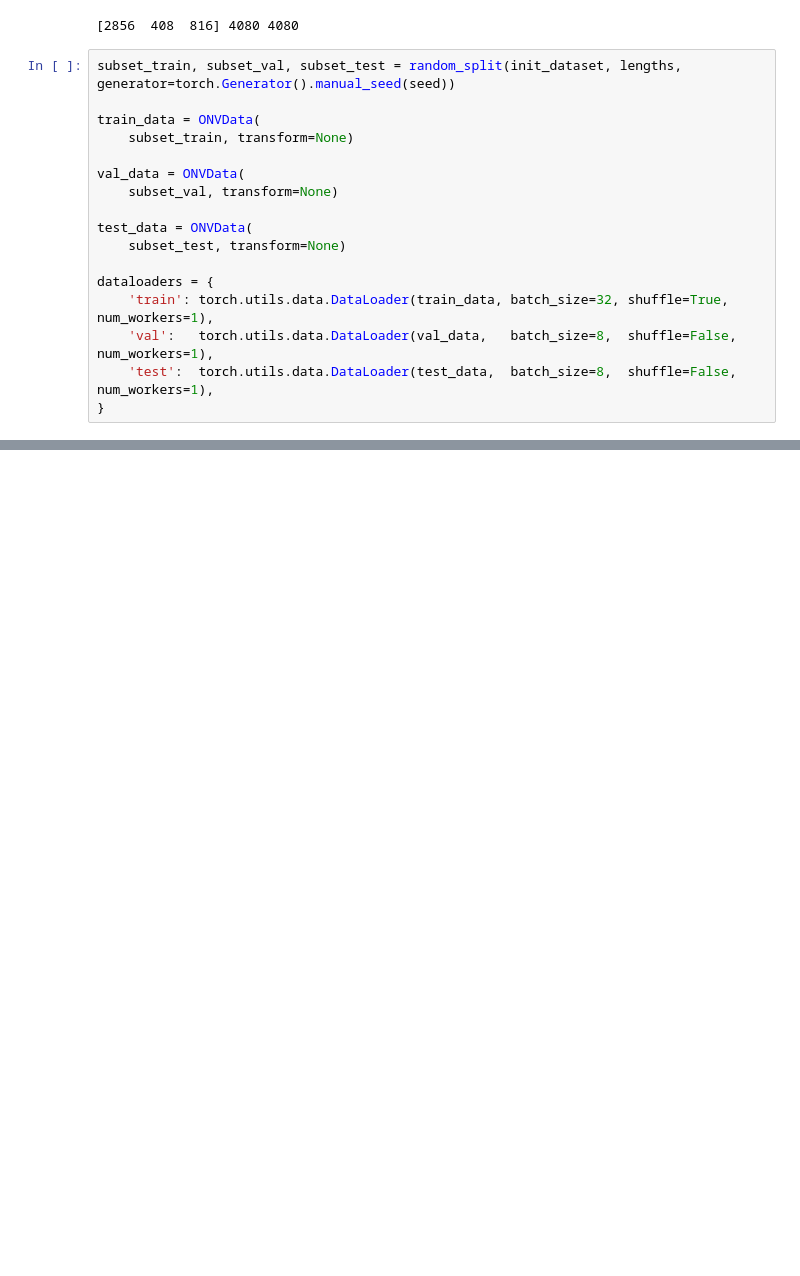
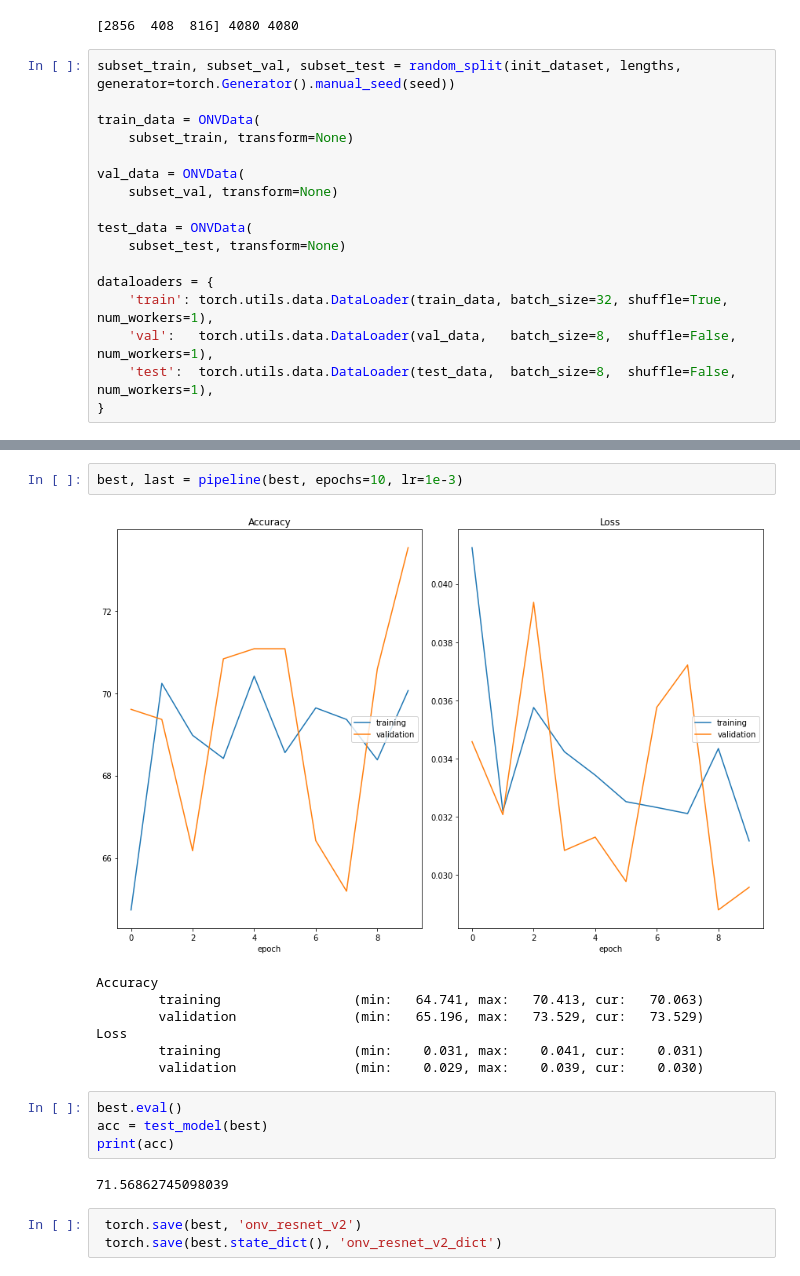
Before and after one commit to taasinsaquib/retina, a Jupyter notebook: onv.ipynb, the cells around one changed output, grey strips where cells are left out. Drawn from its saved outputs; the diff is of its cells as text; blank space fills up the shorter version.

```diff
--- a/onv.ipynb
+++ b/onv.ipynb
@@ -151,0 +416,19 @@ dataloaders = {
+# %%
+best, last = pipeline(best, epochs=10, lr=1e-3)
+# %% [output]
+[figure, added]
+Accuracy
+        training                 (min:   64.741, max:   70.413, cur:   70.063)
+        validation               (min:   65.196, max:   73.529, cur:   73.529)
+Loss
+        training                 (min:    0.031, max:    0.041, cur:    0.031)
+        validation               (min:    0.029, max:    0.039, cur:    0.030)
+# %%
+best.eval()
+acc = test_model(best)
+print(acc)
+# %% [output]
+71.56862745098039
+# %%
+ torch.save(best, 'onv_resnet_v2')
+ torch.save(best.state_dict(), 'onv_resnet_v2_dict')
```
Also changed, not shown: parts of 18 cells of this notebook.
